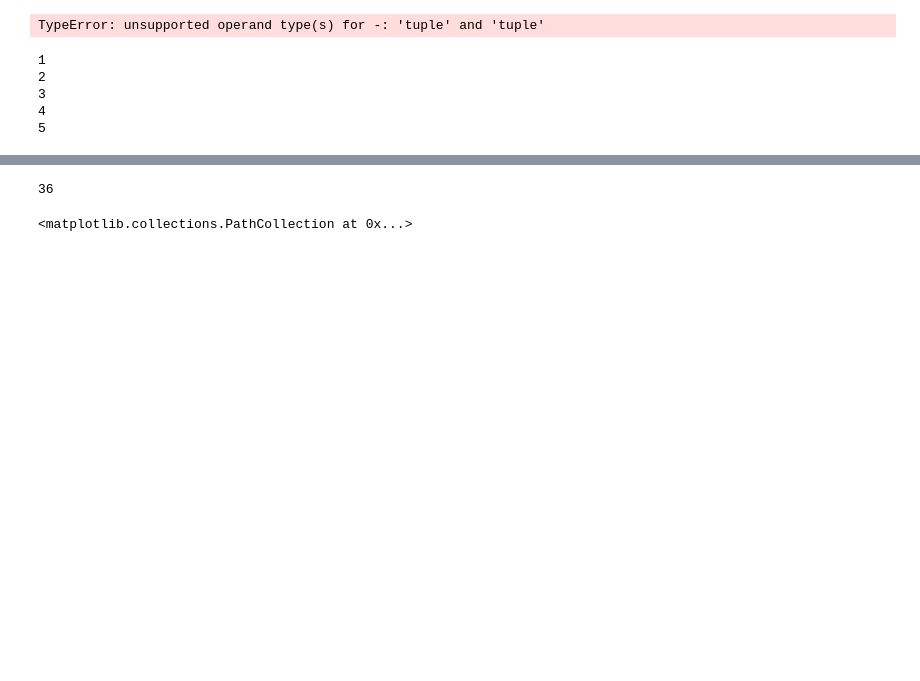
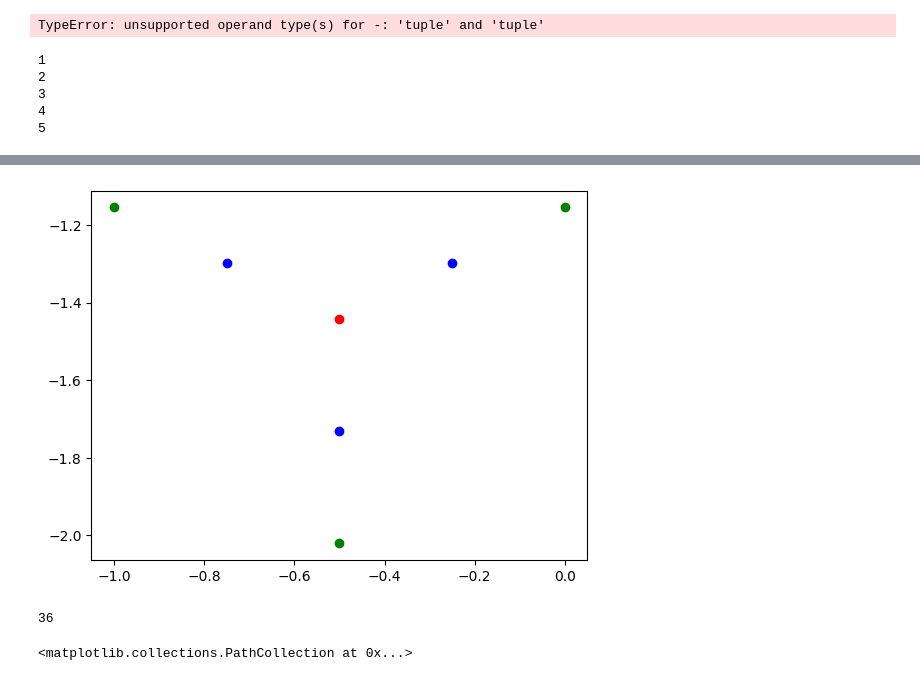
Before and after one commit to GuillaumeFerreol/Catan, a Jupyter notebook: V1/junk_notebook.ipynb, the cells around one changed output, grey strips where cells are left out. Cells and saved outputs as stored; diff of their text form; code cells hidden in the pictures; blank space fills up the shorter version.

```diff
--- a/V1/junk_notebook.ipynb
+++ b/V1/junk_notebook.ipynb
@@ -366,3 +387,11 @@ len(board.roads)
+# %%
+plt.scatter(board.settlements[0].coordinates[0],board.settlements[0].coordinates[1], c='red')
+for x in board.settlements[0].connected_settlements:
+    plt.scatter(x.coordinates[0], x.coordinates[1], c='green')
+for y in board.settlements[0].connected_roads:
+    plt.scatter(y.coordinates[0], y.coordinates[1], c='blue')
+# %% [output]
+[figure, added]
 # %%
 len(board.settlements)
 # %% [output]
```
Also changed, not shown: parts of 5 cells of this notebook, 4 other files.
